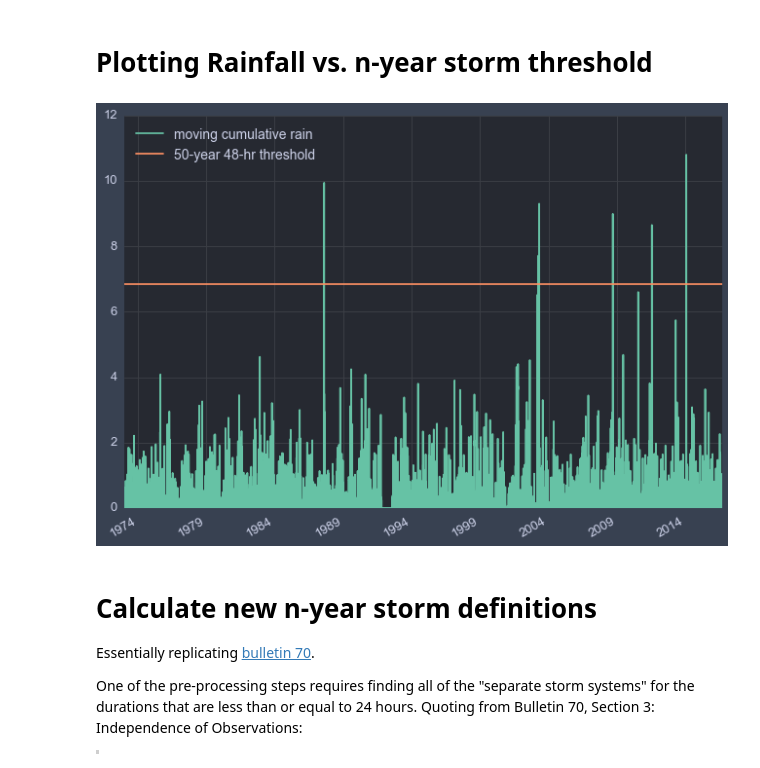
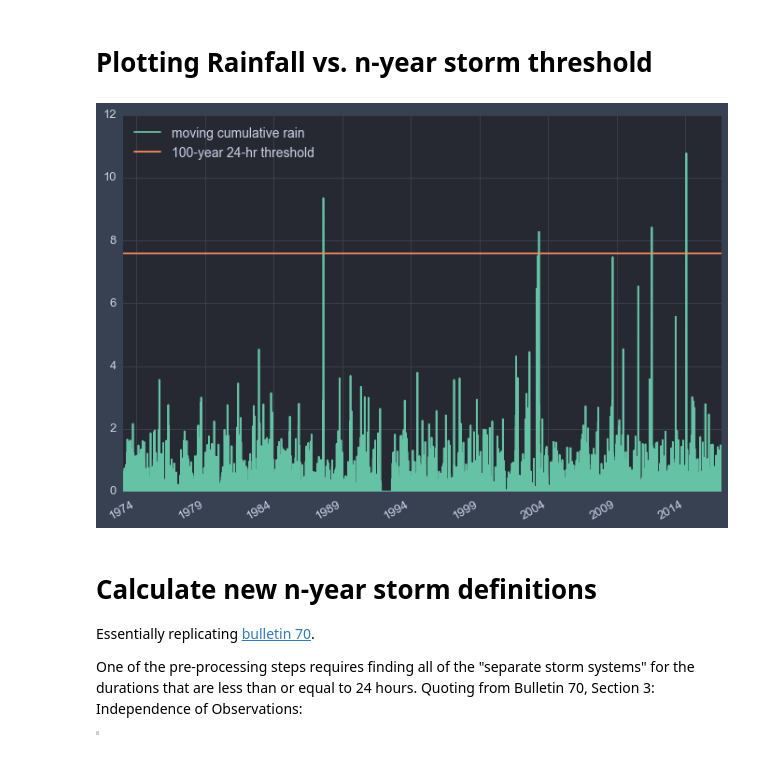
Before and after one commit to kbrose/rain, a Jupyter notebook: n-year/notebooks/calculating-new-definitions.ipynb, the cells around one changed output. Saved outputs shown, nothing was run; the diff lists cells and outputs as text; code cells hidden in the pictures.

```diff
--- a/n-year/notebooks/calculating-new-definitions.ipynb
+++ b/n-year/notebooks/calculating-new-definitions.ipynb
@@ -19,7 +19,7 @@ sns.set(rc={'text.color':'#cdd2e9',
             'ytick.labelsize':13,
             'axes.titlesize':16,
             'legend.fontsize':14,
-            'figure.figsize':(11,8)})
+            'figure.figsize':(11.5,8)})
 sns.set_palette(sns.color_palette("Set2", 8))
 # %% [markdown]
 # Loading in dataset, verifying integrity
@@ -113,6 +113,7 @@ def plot_thresh(duration_str, n_years, ax=None):
     '''
     global rain_df
     global n_year_threshes
+    global dur_str_to_hours
 
     if ax is None:
         ax = plt.gca()
@@ -126,8 +127,6 @@ def plot_thresh(duration_str, n_years, ax=None):
     # Create plot
     rain_line = chi_rain_series.rolling(window=int(duration), min_periods=0).sum().plot(
         ax=ax, color=sns.color_palette()[0])
-#     rain_line = chi_rain_series.resample(str(int(duration)) + 'H').sum().plot(
-#         ax=ax, color=sns.color_palette()[0])
 
     x_limits = ax.get_xlim()
 
@@ -141,9 +140,9 @@ def plot_thresh(duration_str, n_years, ax=None):
 
     return ax
 # %%
-ax = plot_thresh('48-hr', 50)
+ax = plot_thresh('24-hr', 100)
 # %% [output]
-[figure, old version]
+[figure, new version]
 # %% [markdown]
 # Calculate new n-year storm definitions
 
```
Also changed, not shown: parts of 6 cells of this notebook.
